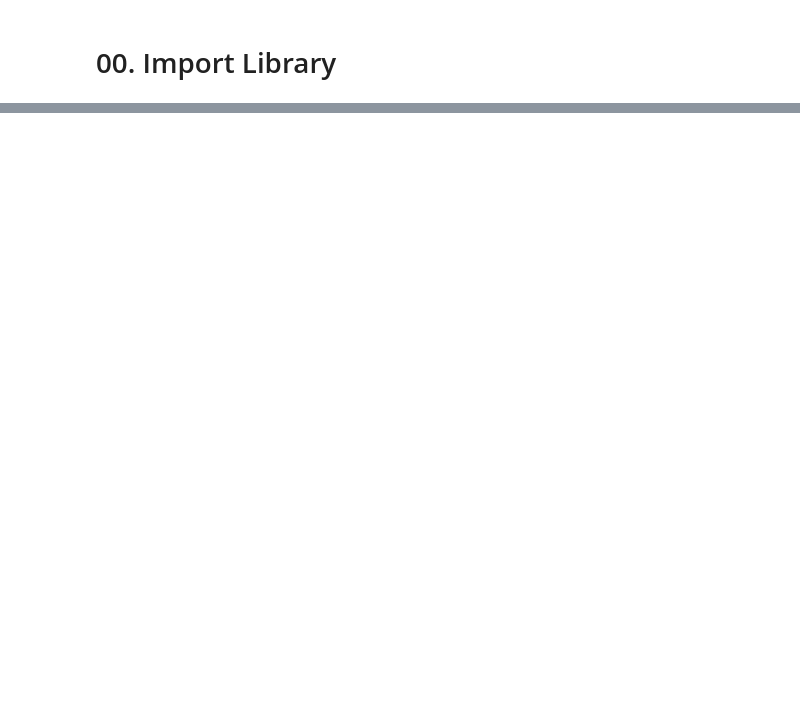
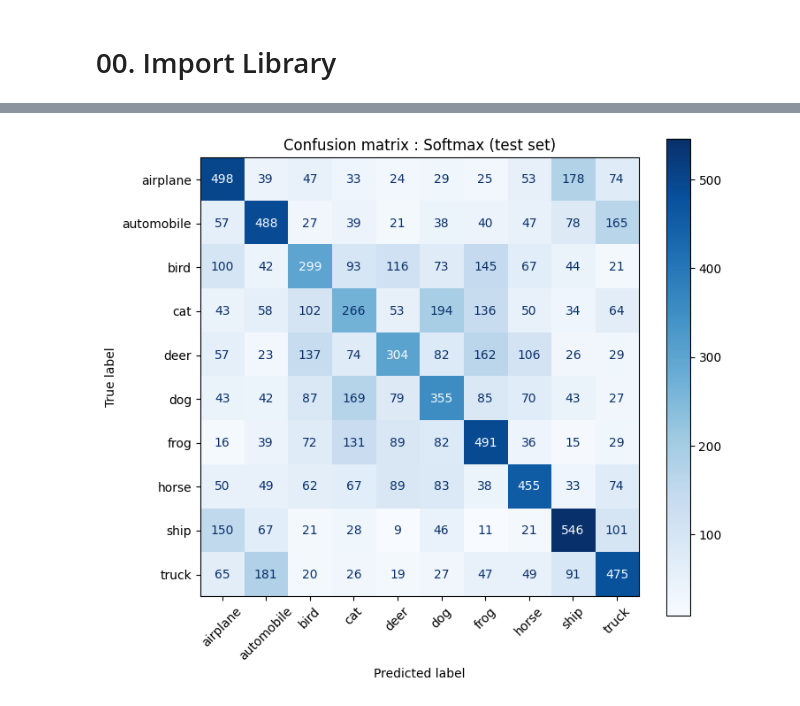
Before and after one commit to ayj9665-wq/2026ComputerVision, a Jupyter notebook: Assignment05/CV_Assignment_05.ipynb, the cells around one changed output, grey strips where cells are left out. Cells and saved outputs as stored; diff of their text form; code cells hidden in the pictures; blank space fills up the shorter version.

```diff
--- a/Assignment05/CV_Assignment_05.ipynb
+++ b/Assignment05/CV_Assignment_05.ipynb
@@ -429,0 +155,11 @@ for loss in LOSSES:
+# %%
+results, test_pred = [], {}
+for name, model in models.items():
+    start = time.time()
+    test_pred[name] = model.predict(X_test)
+    test_time = time.time() - start
+    p, r, f, _ = precision_recall_fscore_support(y_test, test_pred[name], average='macro')
+    results.append({'model': name, 'best param': list(model.best_params_.values())[0], 'Accuracy': accuracy_score(y_test, test_pred[name]),
+                    'Precision': p, 'Recall': r, 'F1': f, 'train time (s)': model.refit_time_, 'test time (s)': test_time})
+
+pd.DataFrame(results).round(4)
@@ -429,0 +182,4 @@ for loss in LOSSES:
+# %%
+pred = test_pred[best]
+print(f'[{best}] test set\n')
+print(classification_report(y_test, pred, target_names=CLASSES, digits=4))
@@ -429,0 +205,7 @@ for loss in LOSSES:
+# %%
+fig, ax = plt.subplots(figsize=(8, 7))
+ConfusionMatrixDisplay.from_predictions(y_test, pred, display_labels=CLASSES, xticks_rotation=45, cmap='Blues', ax=ax)
+plt.title(f'Confusion matrix : {best} (test set)')
+plt.show()
+# %% [output]
+[figure, added]
```
Also changed, not shown: parts of 60 cells of this notebook, 2 other files.
